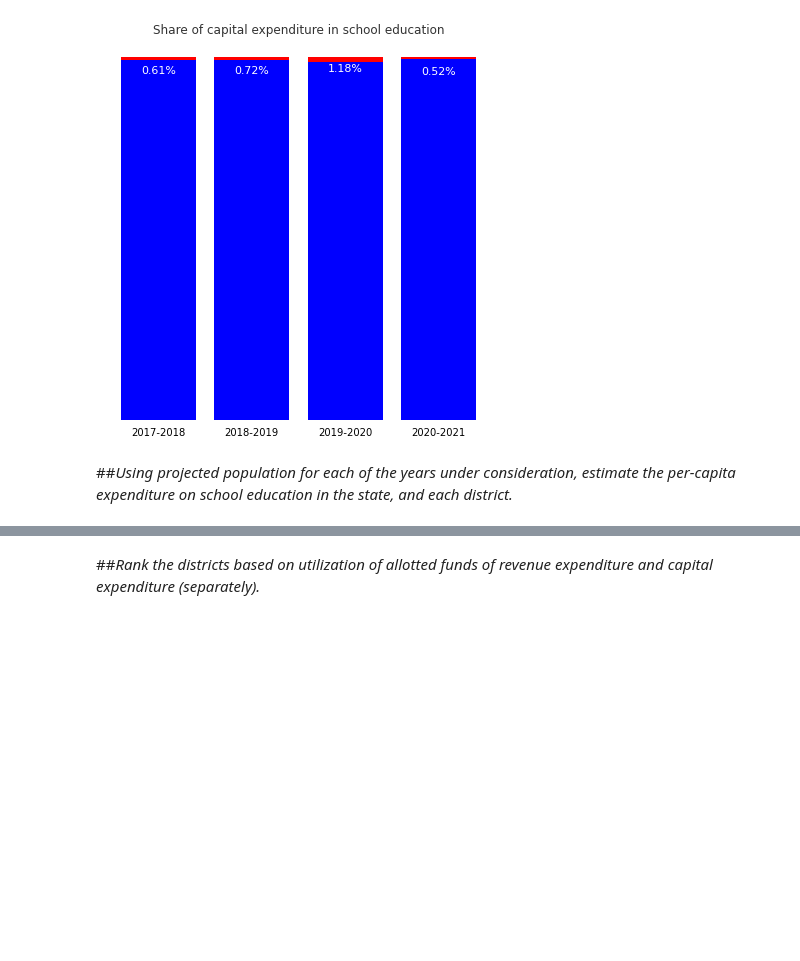
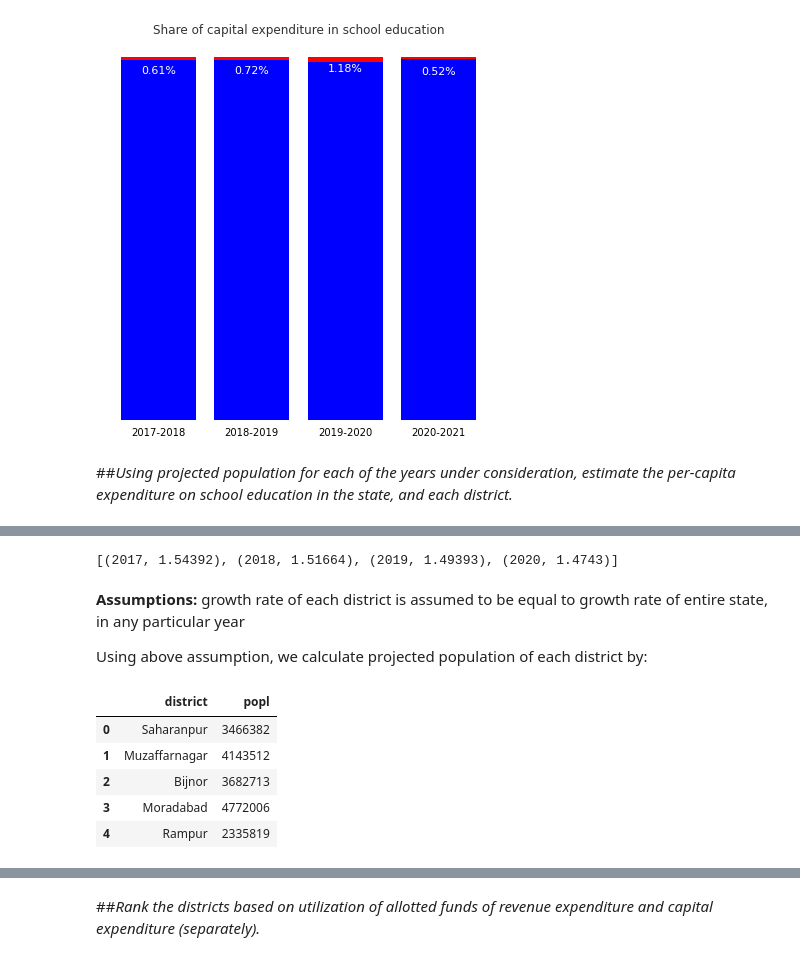
Before and after one commit to akhil7philip/School_Expenditure_in_UP, a Jupyter notebook: Assignment_CivicDataLab_Akhil.ipynb, the cells around one changed output, grey strips where cells are left out. Drawn from its saved outputs; the diff is of its cells as text; code cells hidden in the pictures; blank space fills up the shorter version.

```diff
--- a/Assignment_CivicDataLab_Akhil.ipynb
+++ b/Assignment_CivicDataLab_Akhil.ipynb
@@ -815,0 +833,17 @@ plt.show()
+# %%
+r_17 = float_format(((p17/p11)**(1/6) - 1)*100)
+r_18 = float_format(((p18/p11)**(1/7) - 1)*100)
+r_19 = float_format(((p19/p11)**(1/8) - 1)*100)
+r_20 = float_format(((p20/p11)**(1/9) - 1)*100)
+
+yr_rates = [(2017,r_17),
+         (2018,r_18),
+         (2019,r_19),
+         (2020,r_20)]
+print(yr_rates)
+# %% [output]
+[(2017, 1.54392), (2018, 1.51664), (2019, 1.49393), (2020, 1.4743)]
+# %% [markdown]
+**Assumptions:** growth rate of each district is assumed to be equal to growth rate of entire state, in any particular year
+
+Using above assumption, we calculate projected population of each district by:
@@ -815,0 +854,9 @@ plt.show()
+# %%
+dist_popl.head()
+# %% [output]
+|  | district | popl |
+| 0 | Saharanpur | 3466382 |
+| 1 | Muzaffarnagar | 4143512 |
+| 2 | Bijnor | 3682713 |
+| 3 | Moradabad | 4772006 |
+| 4 | Rampur | 2335819 |
```
Also changed, not shown: parts of 17 cells of this notebook.
